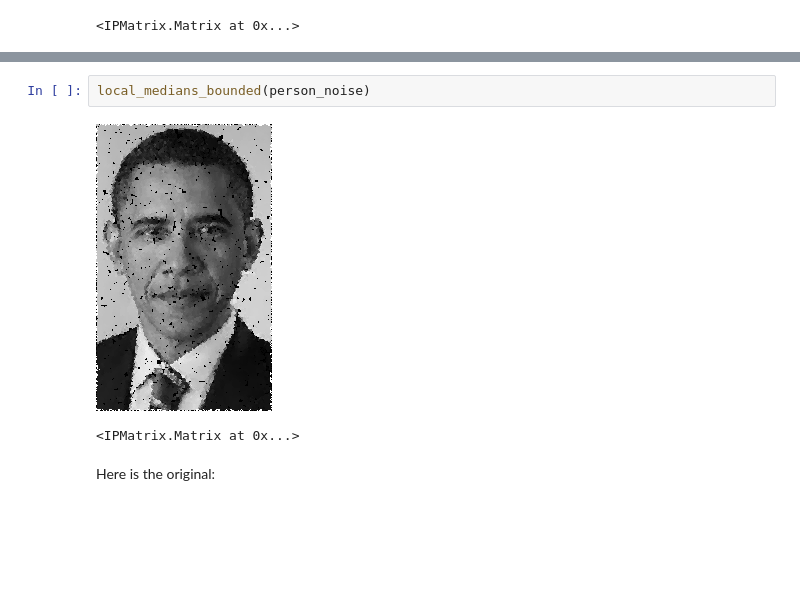
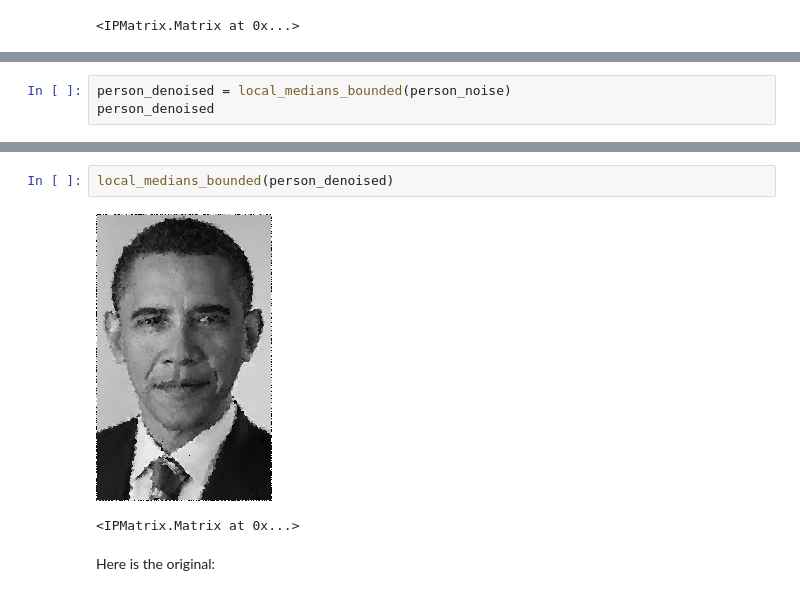
Before and after one commit to yoavram/CS1001.py, a Jupyter notebook: recitation13.ipynb, the cells around one changed output, grey strips where cells are left out. Saved outputs shown, nothing was run; the diff lists cells and outputs as text; blank space fills up the shorter version.

```diff
--- a/recitation13.ipynb
+++ b/recitation13.ipynb
@@ -336 +341,4 @@ local_medians(person_noise)
 <IPMatrix.Matrix at 0x...>
+# %%
+person_denoised = local_medians_bounded(person_noise)
+person_denoised
@@ -337,7 +348,7 @@ local_medians(person_noise)
 # %%
-local_medians_bounded(person_noise)
+local_medians_bounded(person_denoised)
 # %% [output]
-[figure, old version]
+[figure, new version]
 <IPMatrix.Matrix at 0x...>
 # %% [markdown]
 Here is the original:
```
Also changed, not shown: parts of 12 cells of this notebook.
